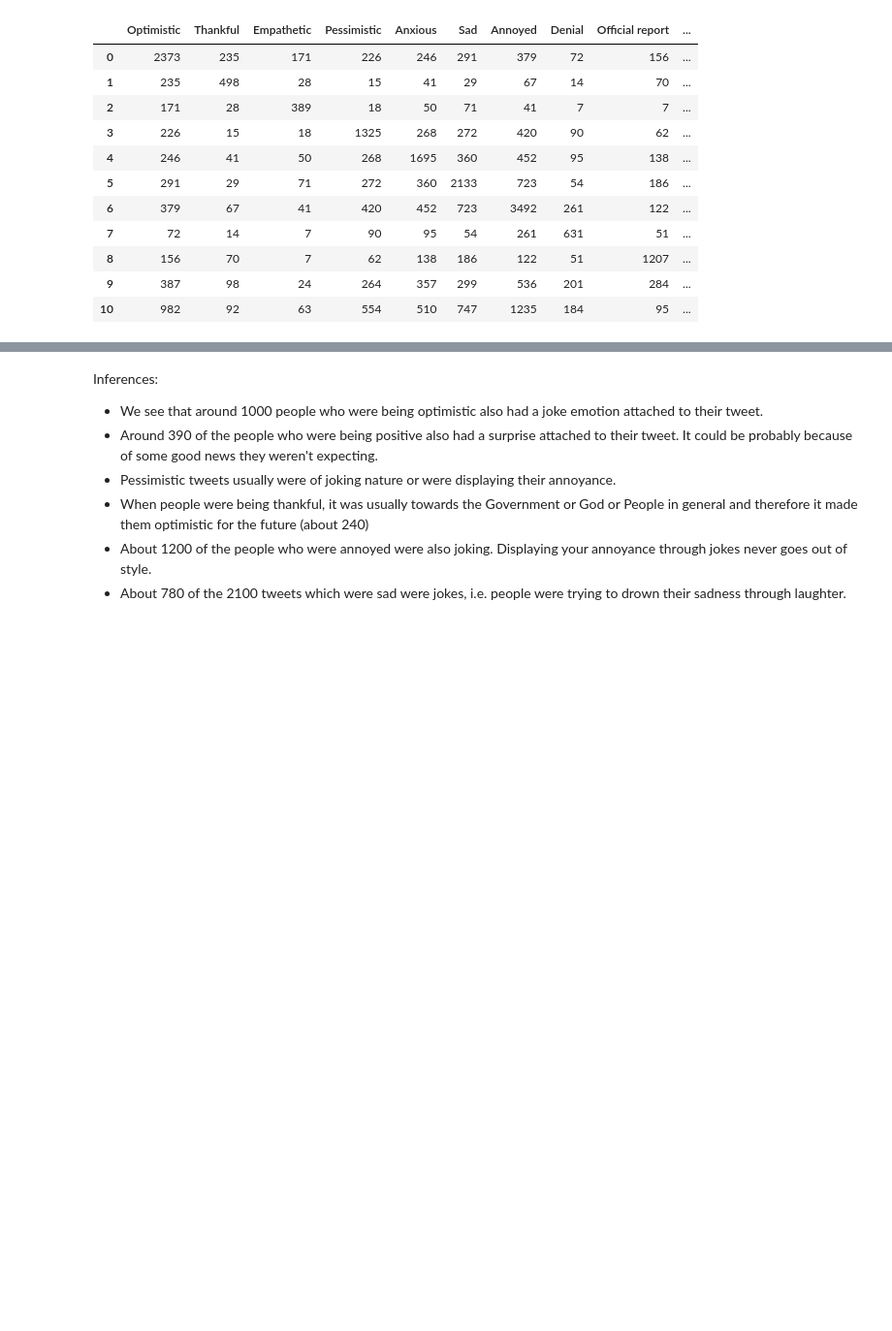
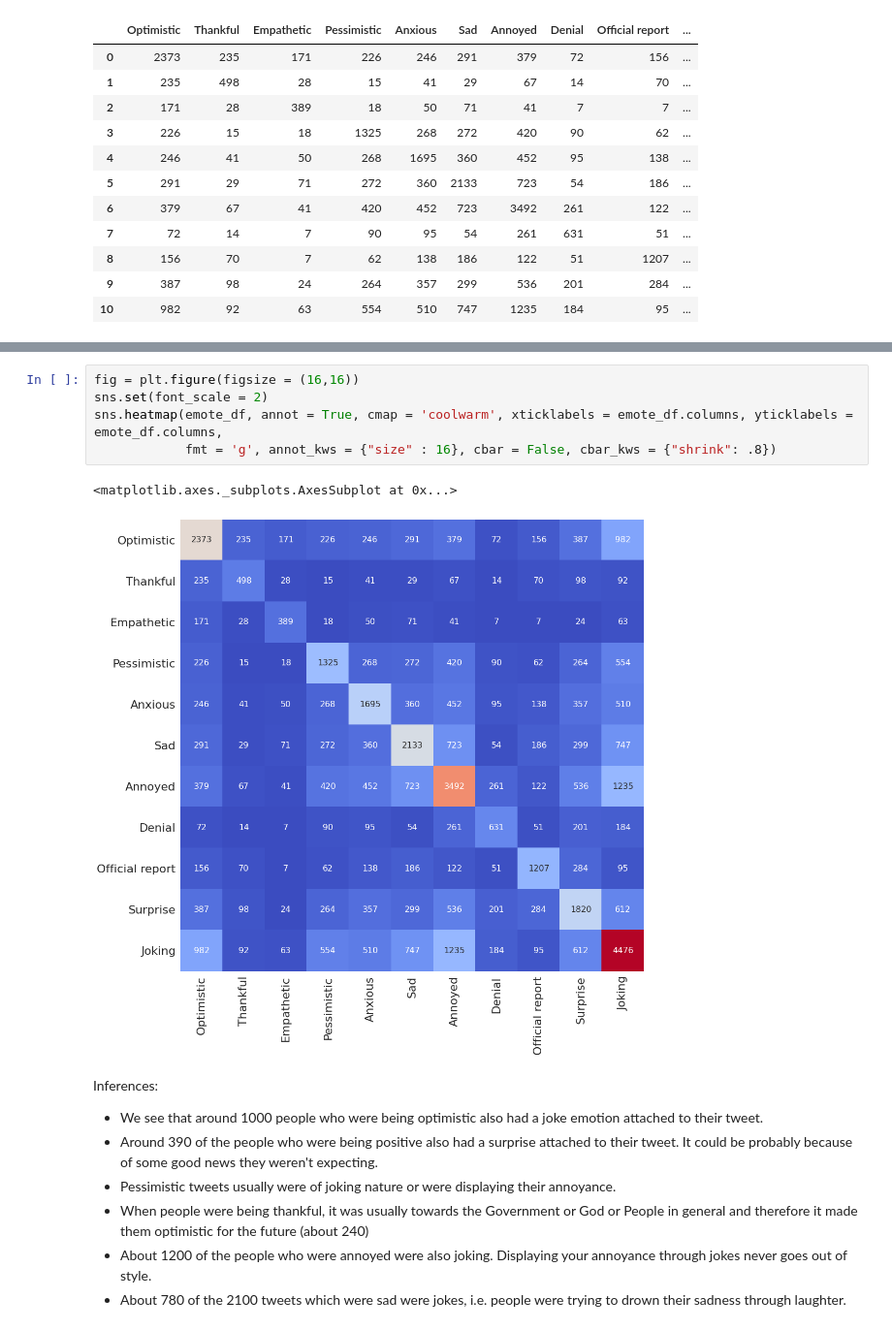
Before and after one commit to sydney-machine-learning/COVID19_sentinentanalysis, a Jupyter notebook: EDA + Preprocessing + Modeling.ipynb, the cells around one changed output, grey strips where cells are left out. Shown at 97% size. Cells and saved outputs as stored; diff of their text form; blank space fills up the shorter version.

```diff
--- a/EDA + Preprocessing + Modeling.ipynb
+++ b/EDA + Preprocessing + Modeling.ipynb
@@ -191,3 +216,11 @@ sns.heatmap(emote_df, annot = True, xticklabels = emote_df.columns, yticklabels
+# %%
+fig = plt.figure(figsize = (16,16))
+sns.set(font_scale = 2)
+sns.heatmap(emote_df, annot = True, cmap = 'coolwarm', xticklabels = emote_df.columns, yticklabels = emote_df.columns,
+            fmt = 'g', annot_kws = {"size" : 16}, cbar = False, cbar_kws = {"shrink": .8})
+# %% [output]
+<matplotlib.axes._subplots.AxesSubplot at 0x...>
+[figure, added]
 # %% [markdown]
 Inferences:
 *   We see that around 1000 people who were being optimistic also had a joke emotion attached to their tweet.
```
Also changed, not shown: parts of 10 cells of this notebook.
